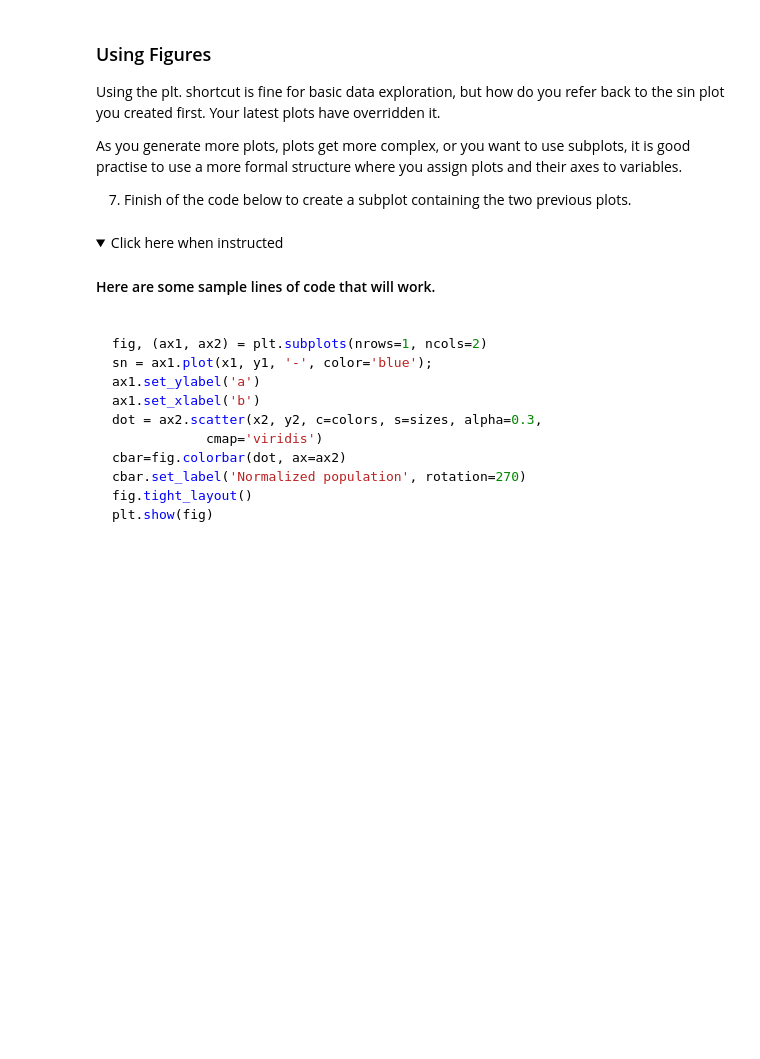
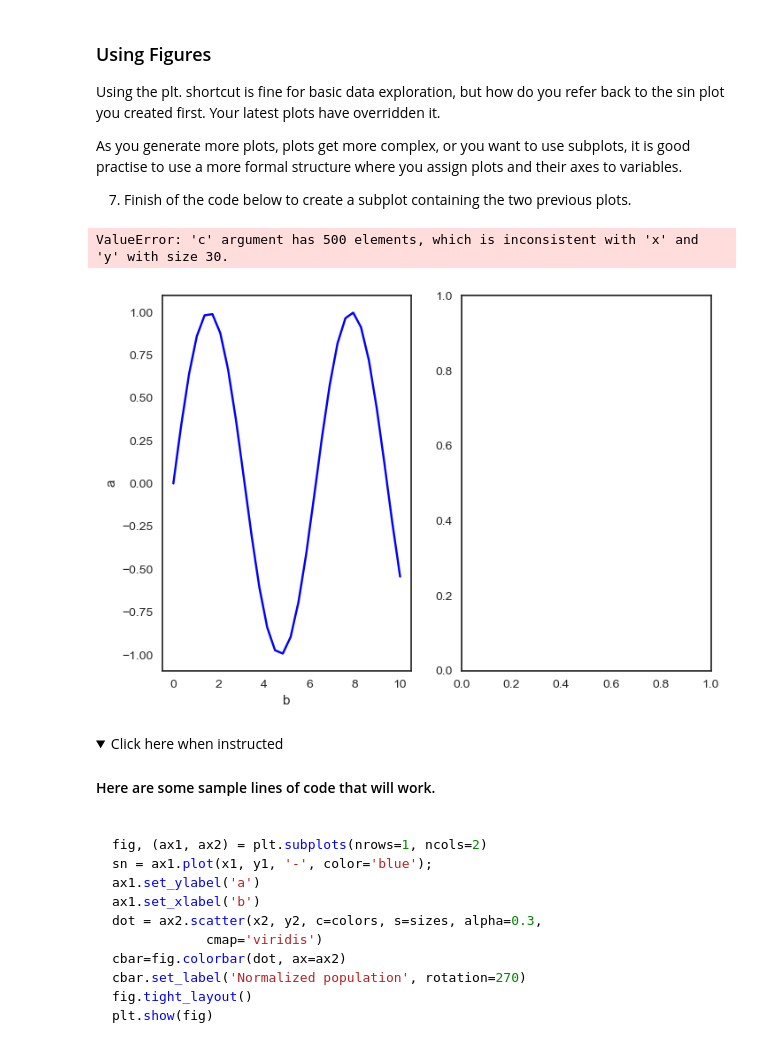
Before and after one commit to zarazoozi/OxEnergyMScPython, a Jupyter notebook: NotebooksScripts/VisualisationActivity.ipynb, the cells around one changed output. Cells and saved outputs as stored; diff of their text form; code cells hidden in the pictures; folded sections open; blank space fills up the shorter version.

```diff
--- a/NotebooksScripts/VisualisationActivity.ipynb
+++ b/NotebooksScripts/VisualisationActivity.ipynb
@@ -41,22 +41,22 @@ You can also change the entire style of plotting at a module level
 # get a list of available styles, pick one and try out in the next cell
 print(plt.style.available)
 # %%
-plt.style.use('ggplot')
+#plt.style.use('_classic_test_patch')
 
-plt.plot(x1, y1, '--xk');
+plt.plot(x1, y1, '*-', color='purple', markersize=10, linewidth=2)
 # %% [markdown]
 ### Let's now create some random data for plotting in the following examples. Your plots should all look different from those of your peers. Your job is to comment on the code below
 
 &nbsp;
 # %%
 rng = np.random.RandomState(0)
-x2 = rng.randn(100)
-y2 = rng.randn(100)
-colors = rng.rand(100)
-sizes = 1000 * rng.rand(100)
+x2 = rng.rand(500)*10
+y2 = rng.rand(500)*10
+colors = rng.rand(500)
+sizes = 1000 * rng.rand(500)
 
-plt.scatter(x2, y2, c=colors, s=sizes, alpha=0.3,
-            cmap='viridis')
+plt.scatter(x2, y2, c=colors, s=sizes, alpha=0.35,
+            cmap='plasma')
 cbar = plt.colorbar()
 
 plt.show()
@@ -108,14 +115,18 @@ As you generate more plots, plots get more complex, or you want to use subplots,
 7. Finish of the code below to create a subplot containing the two previous plots.
 # %%
 fig, (ax1, ax2) = plt.subplots(nrows=1, ncols=2)  # create a figure containing multiple axes
-sn = ax1.  # plot sin data as solid blue line
-ax1.set_ylabel()  # define a y label
-ax1.  # define an x label
-dot =  # scatter plot on second axes
+sn = ax1.plot(x1,y1,"-", color="blue")  # plot sin data as solid blue line
+ax1.set_ylabel('a')  # define a y label
+ax1.set_xlabel('b') # define an x label
+dot =  ax2.scatter(x2,y2, c=colors, z=sizes, alpha=0.3,
+                   cmap='plasma')
 cbar = fig.colorbar(dot, ax=ax2)
-cbar.set_label('Normalized population')
+cbar.set_label('Normalized population', rotation=270)  # add a label to the color bar
 fig.tight_layout()
 plt.show()  # plot the figure
+# %% [output]
+ValueError: 'c' argument has 500 elements, which is inconsistent with 'x' and 'y' with size 30.
+[figure, added]
 # %% [markdown]
 
 <details><summary>Click here when instructed</summary>
```
Also changed, not shown: parts of 3 cells of this notebook, 7 other files.
